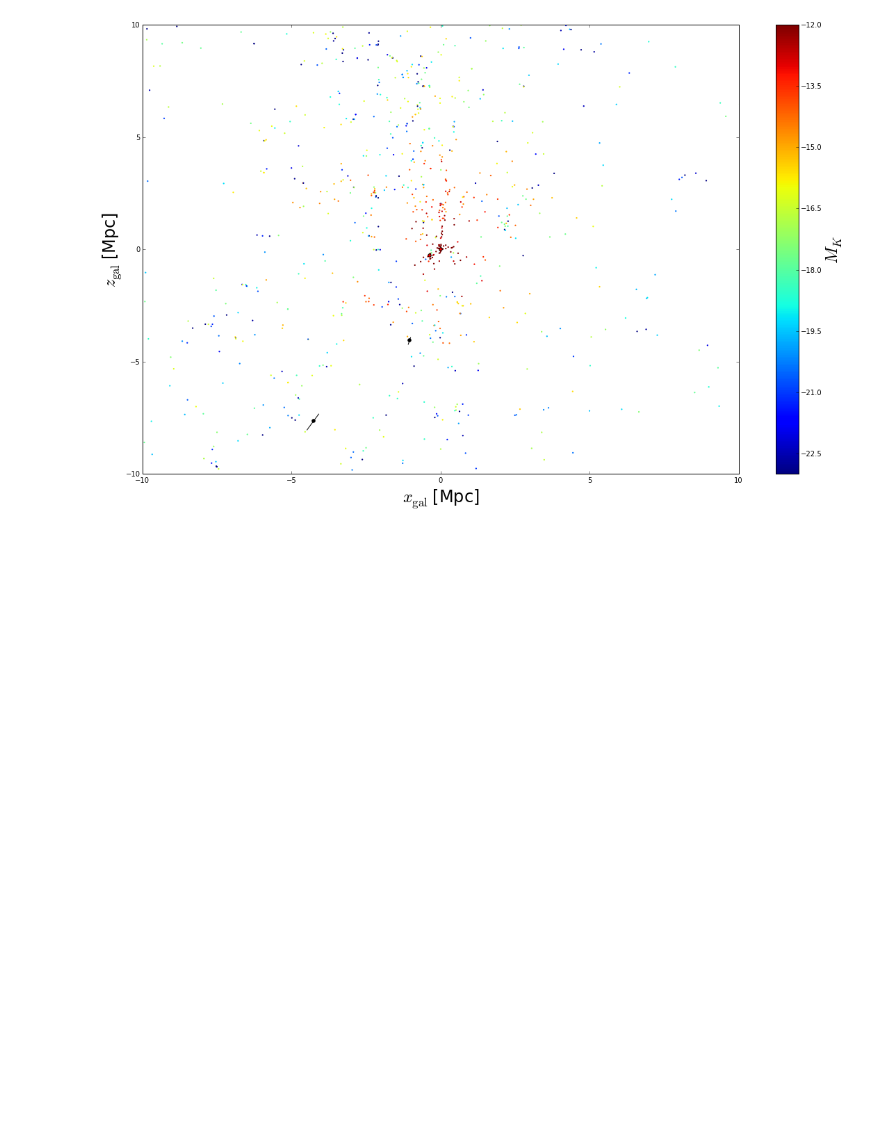
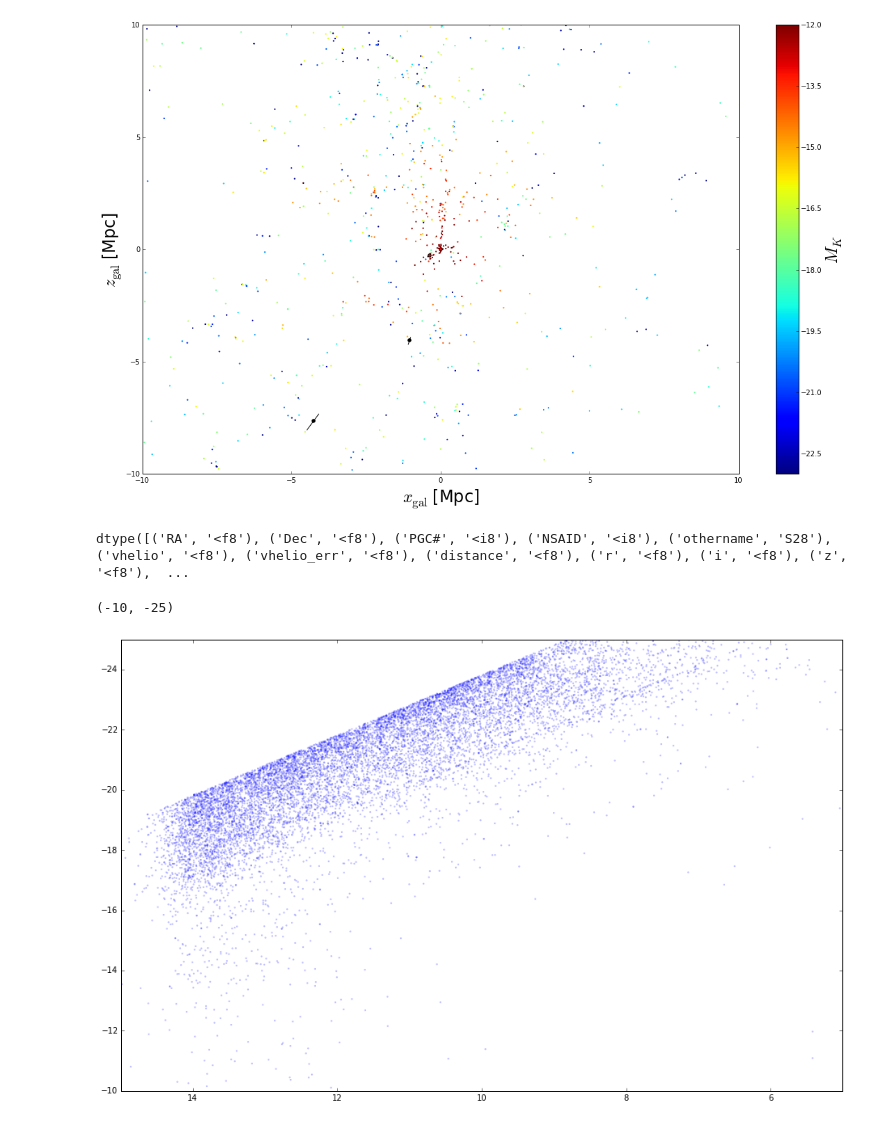
Before and after one commit to eteq/piscdwarfs_hst, a Jupyter notebook: Context.ipynb, the cells around one changed output. Drawn from its saved outputs; the diff is of its cells as text; code cells hidden in the pictures; blank space fills up the shorter version.

```diff
--- a/Context.ipynb
+++ b/Context.ipynb
@@ -110,3 +110,15 @@ plt.tight_layout()
 [figure]
 # %%
 #color-code by correct gas fraction (and do it completeness corrected)
+# %%
+mml.dtype
+# %% [output]
+dtype([('RA', '<f8'), ('Dec', '<f8'), ('PGC#', '<i8'), ('NSAID', '<i8'), ('othername', 'S28'), ('vhelio', '<f8'), ('vhelio_err', '<f8'), ('distance', '<f8'), ('r', '<f8'), ('i', '<f8'), ('z', '<f8'),  ...
+# %%
+msk = ml['distance']>0
+plt.scatter(ml['K'][msk], ml['K'][msk] - Distance(ml['distance'][msk], u.Mpc).distmod,s=5,edgecolor='none', alpha=.25)
+plt.xlim(15,5)
+plt.ylim(-10,-25)
+# %% [output]
+(-10, -25)
+[figure, added]
```
Also changed, not shown: 2 other files.
